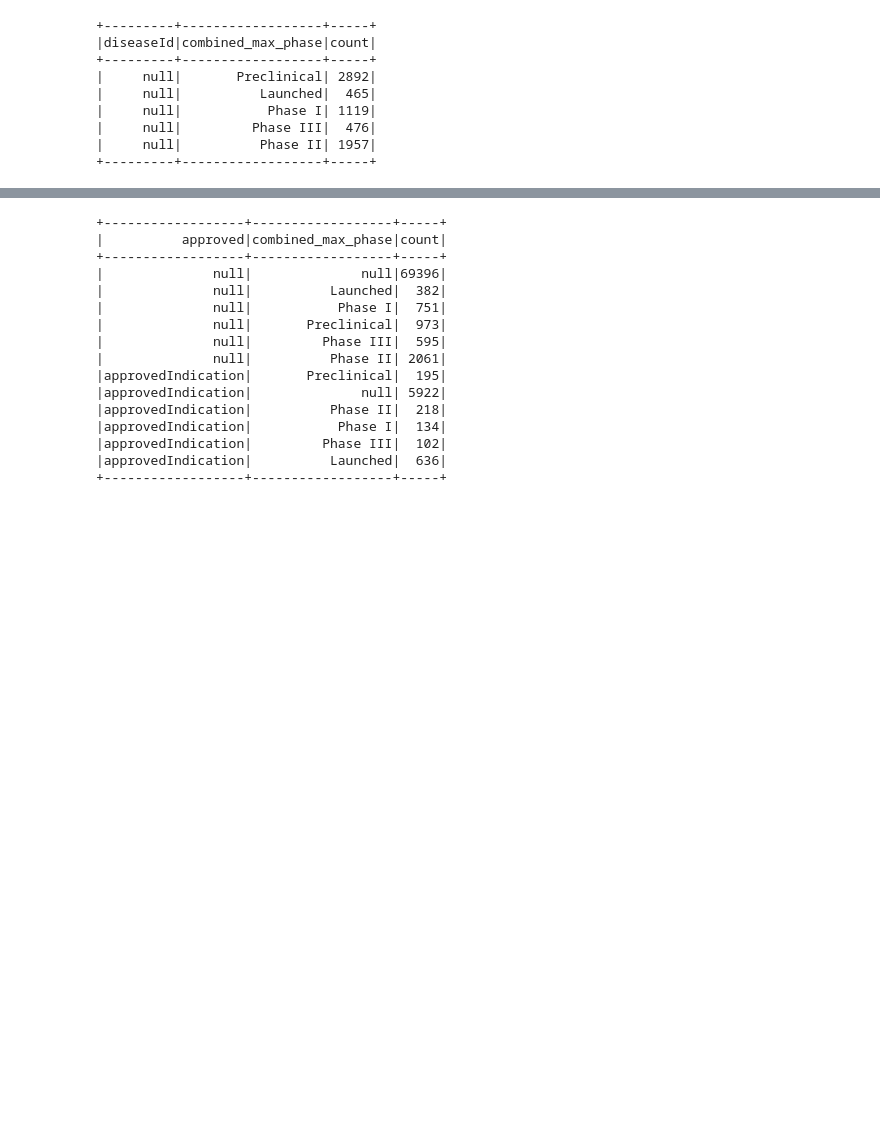
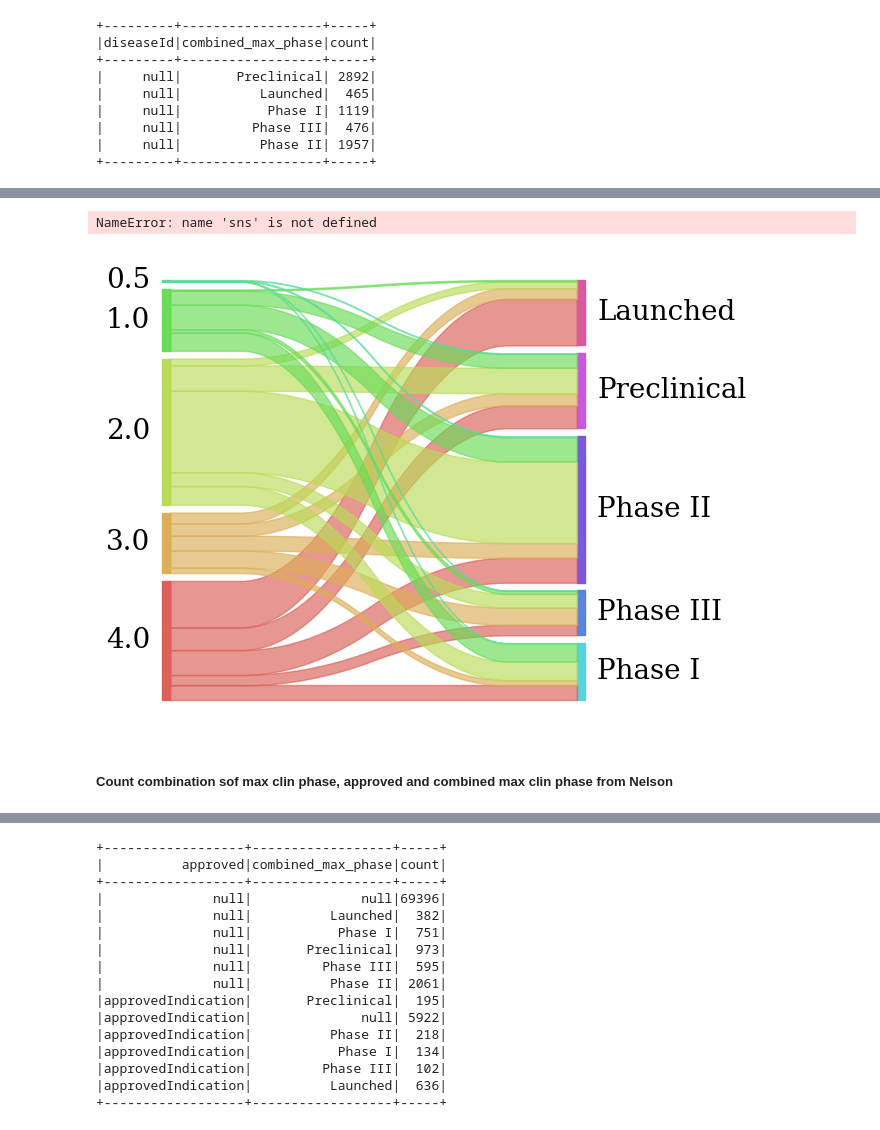
Before and after one commit to Juanmaria-rr/clinicalDrugsCuration, a Jupyter notebook: src/analysis/matches.ipynb, the cells around one changed output, grey strips where cells are left out. Cells and saved outputs as stored; diff of their text form; code cells hidden in the pictures; blank space fills up the shorter version.

```diff
--- a/src/analysis/matches.ipynb
+++ b/src/analysis/matches.ipynb
@@ -316,0 +352,2 @@ chemblTD.join(indiLabel, on=["targetId", "diseaseId"], how="left").groupBy(
+# %%
+indi_inner_plot = indi_inner.groupBy("maxClinPhase", "combined_max_phase").count()
@@ -316,0 +386,4 @@ chemblTD.join(indiLabel, on=["targetId", "diseaseId"], how="left").groupBy(
+# %%
+glue = sns.load_dataset("glue").pivot(index="Model", columns="Task", values="Score")
+# %% [output]
+NameError: name 'sns' is not defined
@@ -316,0 +395,15 @@ chemblTD.join(indiLabel, on=["targetId", "diseaseId"], how="left").groupBy(
+# %%
+toPlotInner = indi_inner_plot.sort(F.col("maxClinPhase").desc()).toPandas()
+
+sankey(
+    left=toPlotInner["maxClinPhase"],
+    right=toPlotInner["combined_max_phase"],
+    leftWeight=toPlotInner["count"],
+    rightWeight=toPlotInner["count"],
+    aspect=20,
+    fontsize=20,
+)
+# %% [output]
+[figure, added]
+# %% [markdown]
+##### Count combination sof max clin phase, approved and combined max clin phase from Nelson
```
Also changed, not shown: parts of 40 cells of this notebook.
